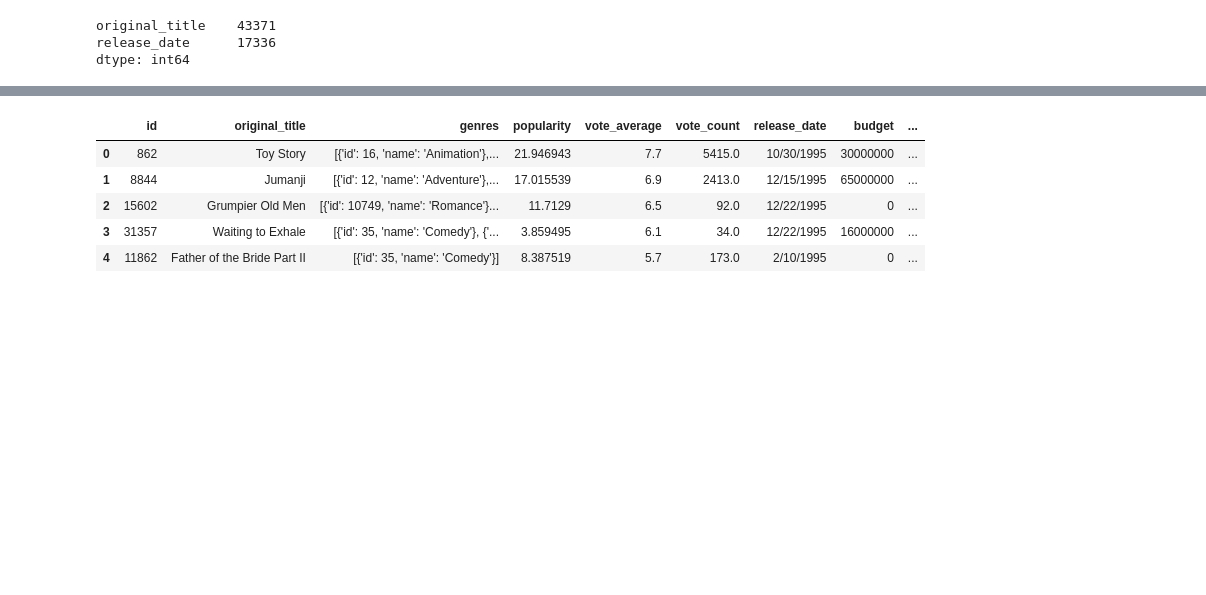
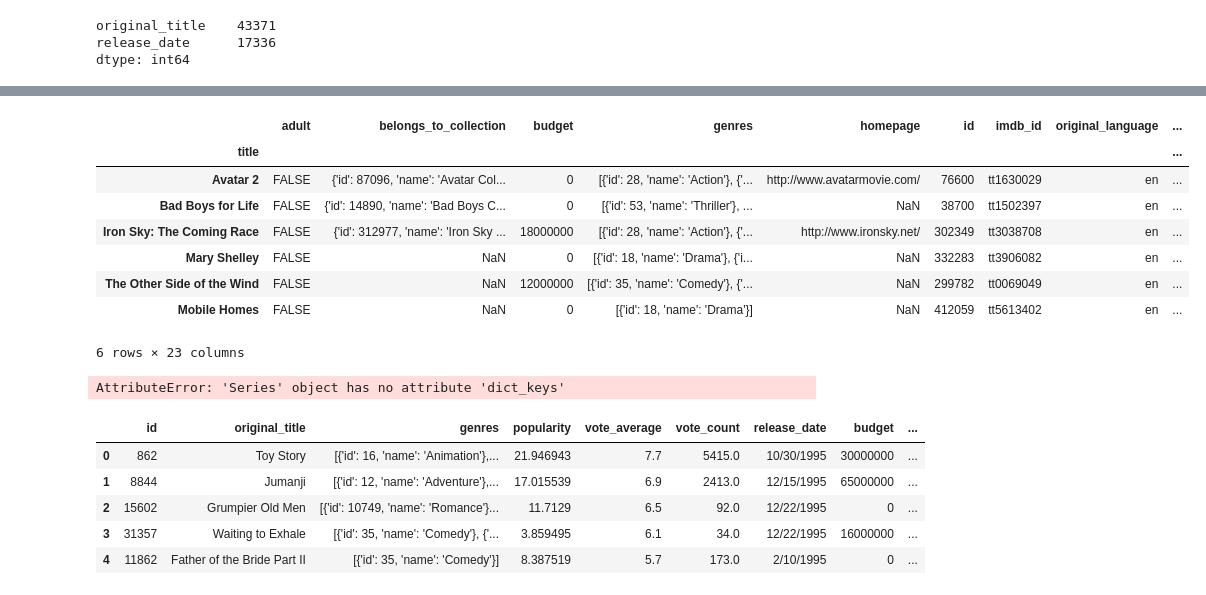
Before and after one commit to sathwikkes/Movie-Recommender-System, a Jupyter notebook: moviedataproject.ipynb, the cells around one changed output, grey strips where cells are left out. Saved outputs shown, nothing was run; the diff lists cells and outputs as text; code cells hidden in the pictures; blank space fills up the shorter version.

```diff
--- a/moviedataproject.ipynb
+++ b/moviedataproject.ipynb
@@ -201,0 +198,4 @@ dtype: int64
+# %%
+movies['release_date'] = pd.to_datetime(movies['release_date'], errors = 'coerce')
+oldest_movie_bydate = movies.release_date.min()
+most_recent_bydate = movies.release_date.max()
@@ -202,3 +222,19 @@ dtype: int64
+# %%
+movies[movies['release_date'] > '2018-01-01 00:00:00']
+# %% [output]
+|  | adult | belongs_to_collection | budget | genres | homepage | id | imdb_id | original_language | ... |
+| title |  |  |  |  |  |  |  |  | ... |
+| Avatar 2 | FALSE | {'id': 87096, 'name': 'Avatar Col... | 0 | [{'id': 28, 'name': 'Action'}, {'... | http://www.avatarmovie.com/ | 76600 | tt1630029 | en | ... |
+| Bad Boys for Life | FALSE | {'id': 14890, 'name': 'Bad Boys C... | 0 | [{'id': 53, 'name': 'Thriller'}, ... | NaN | 38700 | tt1502397 | en | ... |
+| Iron Sky: The Coming Race | FALSE | {'id': 312977, 'name': 'Iron Sky ... | 18000000 | [{'id': 28, 'name': 'Action'}, {'... | http://www.ironsky.net/ | 302349 | tt3038708 | en | ... |
+| Mary Shelley | FALSE | NaN | 0 | [{'id': 18, 'name': 'Drama'}, {'i... | NaN | 332283 | tt3906082 | en | ... |
+| The Other Side of the Wind | FALSE | NaN | 12000000 | [{'id': 35, 'name': 'Comedy'}, {'... | NaN | 299782 | tt0069049 | en | ... |
+| Mobile Homes | FALSE | NaN | 0 | [{'id': 18, 'name': 'Drama'}] | NaN | 412059 | tt5613402 | en | ... |
+6 rows × 23 columns
+# %%
+movies['genres'].dict_keys()
+# %% [output]
+AttributeError: 'Series' object has no attribute 'dict_keys'
 # %%
 diff_look = pd.melt(movies, id_vars = ['id', 'original_title', 'genres', 'popularity', 'vote_average', 'vote_count', 'release_date', 'budget', 'revenue', 'runtime'])
 # %%
```
Also changed, not shown: parts of 12 cells of this notebook.
